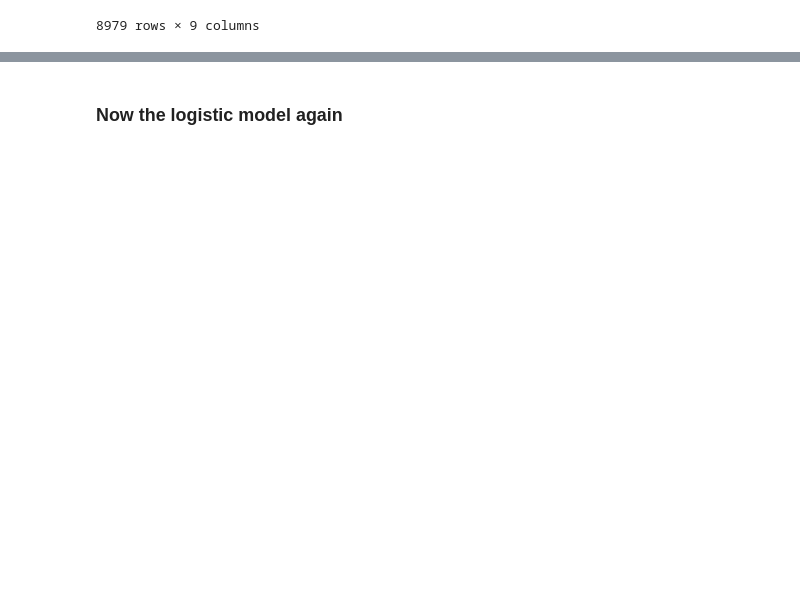
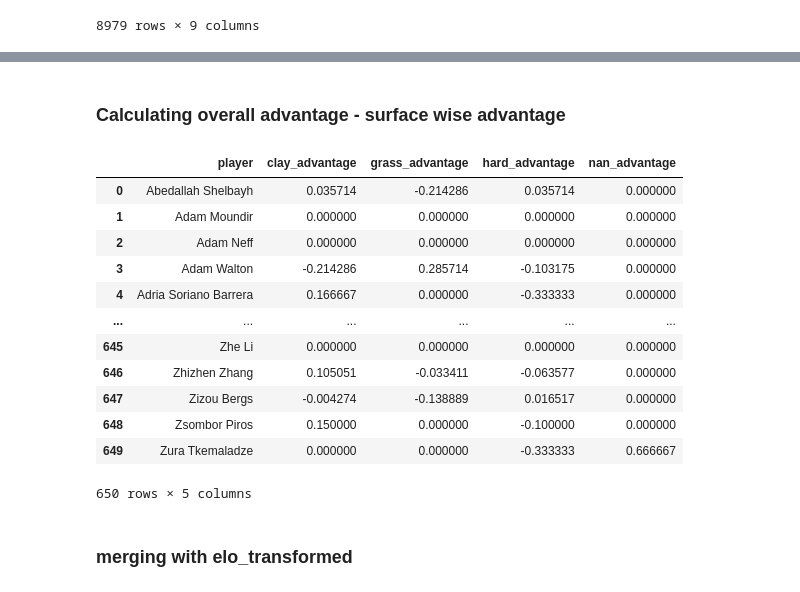
Before and after one commit to hazel-gandhi/tennis-regression, a Jupyter notebook: atp-analysis.ipynb, the cells around one changed output, grey strips where cells are left out. Drawn from its saved outputs; the diff is of its cells as text; code cells hidden in the pictures; blank space fills up the shorter version.

```diff
--- a/atp-analysis.ipynb
+++ b/atp-analysis.ipynb
@@ -279,11 +177,0 @@ player_clusters = surface_wide[['player', 'surface_cluster']]
-# %%
-# For player A
-elo_transformed = elo_transformed.merge(player_clusters, left_on='player_A_name', right_on='player', how='left')
-elo_transformed.rename(columns={'surface_cluster': 'surface_cluster_A'}, inplace=True)
-elo_transformed.drop(columns='player', inplace=True)
-
-# For player B
-player_clusters.columns = ['player', 'surface_cluster_B']
-elo_transformed = elo_transformed.merge(player_clusters, left_on='player_B_name', right_on='player', how='left')
-elo_transformed.drop(columns='player', inplace=True)
-elo_transformed
@@ -304,2 +178,52 @@ elo_transformed
-# %% [markdown]
-### Now the logistic model again
+# %% [markdown]
+### Calculating overall advantage - surface wise advantage
+# %%
+# combining player a and b data
+player_A_df = elo_transformed[['player_A_name', 'surface', 'player_A_win']].rename(
+    columns={'player_A_name': 'player', 'player_A_win': 'win'})
+player_B_df = elo_transformed[['player_B_name', 'surface', 'player_A_win']].rename(
+    columns={'player_B_name': 'player'})
+
+
+player_B_df['win'] = 1 - player_B_df['player_A_win']
+player_B_df = player_B_df.drop(columns='player_A_win')
+
+
+all_players = pd.concat([player_A_df, player_B_df])
+
+#calculating surface-specific wins
+surface_stats = all_players.groupby(['player', 'surface'])['win'].agg(['sum', 'count']).reset_index()
+surface_stats.columns = ['player', 'surface', 'wins', 'matches']
+surface_stats['win_pct'] = surface_stats['wins'] / surface_stats['matches']
+
+#calculating overall win
+overall_stats = all_players.groupby('player')['win'].agg(['sum', 'count']).reset_index()
+overall_stats.columns = ['player', 'total_wins', 'total_matches']
+overall_stats['overall_win_pct'] = overall_stats['total_wins'] / overall_stats['total_matches']
+
+#merging the dfs
+merged = surface_stats.merge(overall_stats, on='player', how='left')
+merged['advantage'] = merged['win_pct'] - merged['overall_win_pct']
+
+#unmelting the data to show each row as a player with their surface-specific advantage
+advantage_wide = merged.pivot(index='player', columns='surface', values='advantage').reset_index()
+advantage_wide.columns.name = None
+advantage_wide = advantage_wide.rename(columns=lambda x: f"{x.lower()}_advantage" if x != 'player' else x)
+advantage_wide = advantage_wide.fillna(0)
+advantage_wide
+# %% [output]
+|  | player | clay_advantage | grass_advantage | hard_advantage | nan_advantage |
+| 0 | Abedallah Shelbayh | 0.035714 | -0.214286 | 0.035714 | 0.000000 |
+| 1 | Adam Moundir | 0.000000 | 0.000000 | 0.000000 | 0.000000 |
+| 2 | Adam Neff | 0.000000 | 0.000000 | 0.000000 | 0.000000 |
+| 3 | Adam Walton | -0.214286 | 0.285714 | -0.103175 | 0.000000 |
+| 4 | Adria Soriano Barrera | 0.166667 | 0.000000 | -0.333333 | 0.000000 |
+| ... | ... | ... | ... | ... | ... |
+| 645 | Zhe Li | 0.000000 | 0.000000 | 0.000000 | 0.000000 |
+| 646 | Zhizhen Zhang | 0.105051 | -0.033411 | -0.063577 | 0.000000 |
+| 647 | Zizou Bergs | -0.004274 | -0.138889 | 0.016517 | 0.000000 |
+| 648 | Zsombor Piros | 0.150000 | 0.000000 | -0.100000 | 0.000000 |
+| 649 | Zura Tkemaladze | 0.000000 | 0.000000 | -0.333333 | 0.666667 |
+650 rows × 5 columns
+# %% [markdown]
+### merging with elo_transformed
```
Also changed, not shown: parts of 30 cells of this notebook, 24 other files.
